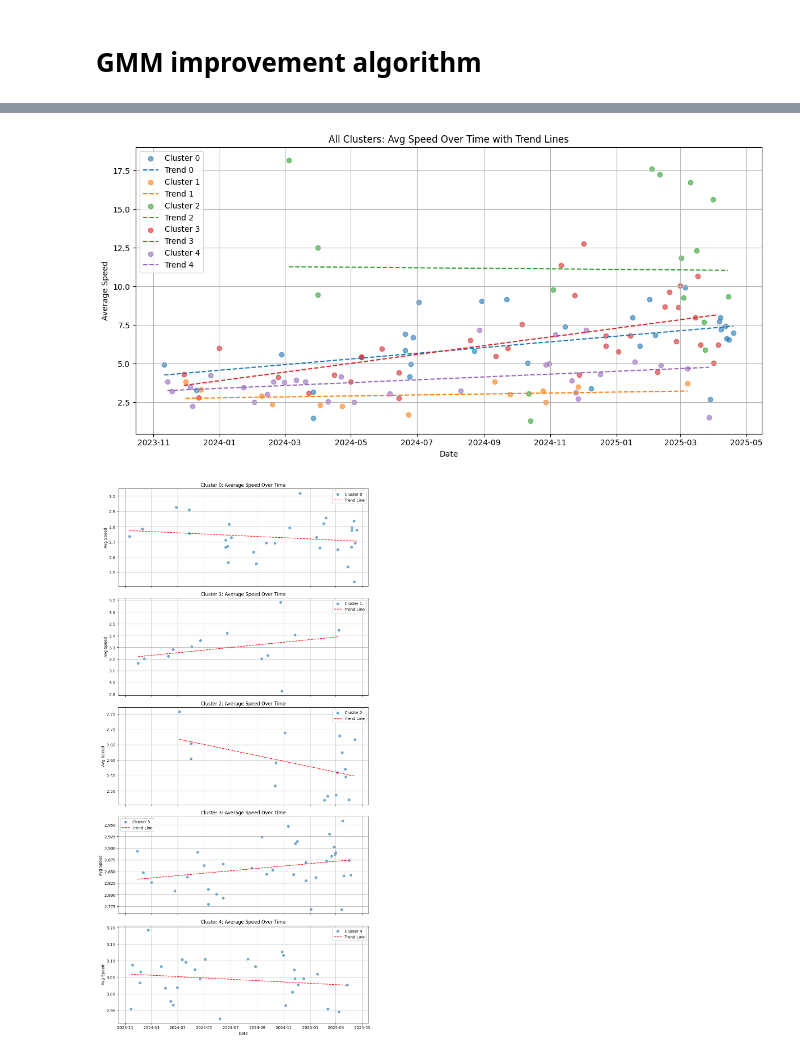
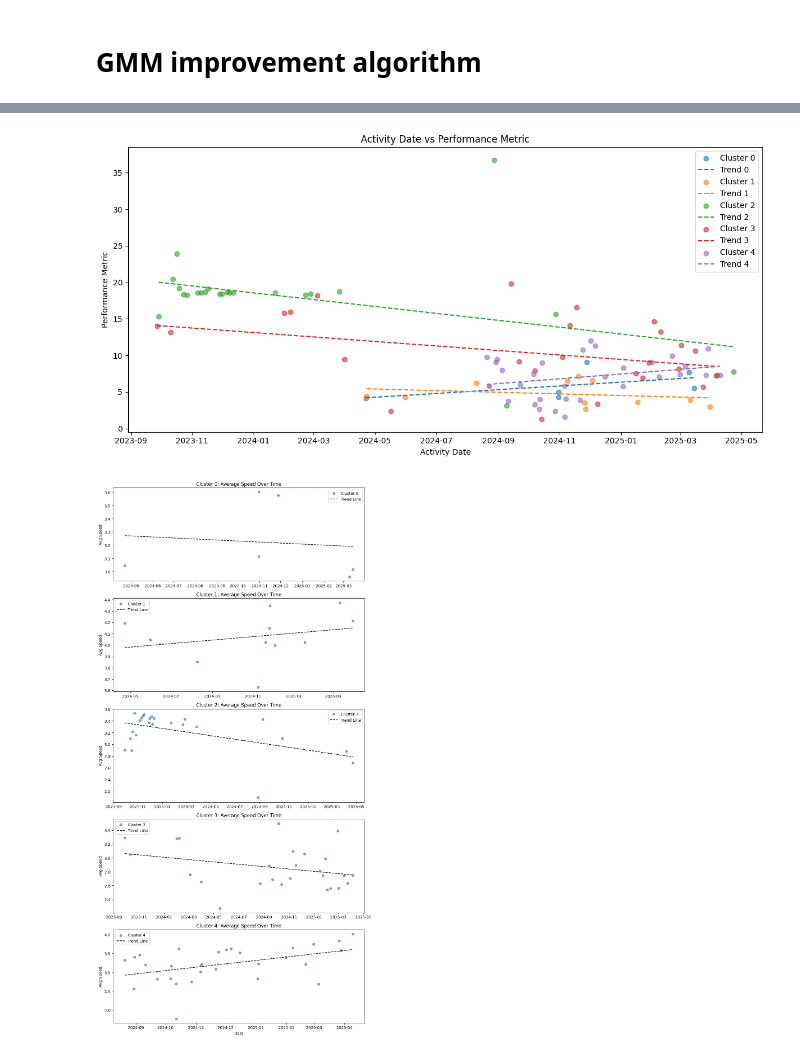
Before and after one commit to Liz2107/CSCI4022_FinalProject, a Jupyter notebook: GMM.ipynb, the cells around one changed output, grey strips where cells are left out. Cells and saved outputs as stored; diff of their text form; code cells hidden in the pictures.

```diff
--- a/GMM.ipynb
+++ b/GMM.ipynb
@@ -84,29 +87 @@ def pdf(x, m, cov):
-# %%
-def GMM(dat, k, tol):
-    ##
-    dat = dat.to_numpy()
-    r= dat.shape[0]
-    p_class = np.ones(k)/k
-    covars = np.array([np.eye(2) for i in range(k)])
-    means = dat[np.random.choice(r, k, replace=False)]
-    oldMeans = np.copy(means)
-    meanDiff = 100000000000
-
-    while(meanDiff > tol):
-        #expectations step
-        resp = np.zeros((r, k))
-        for a in range(r):
-            for b in range(k):
-                resp[a, b] = pdf(dat[a], means[b], covars[b])*p_class[b]
-                print(pdf(dat[a], means[b], covars[b]))
-            resp[a, :] /= resp[a, :].sum()
-        #Maximize step
-        for c in range(k):
-            weight = np.sum(resp[:, c])
-            means[c] = np.sum(resp[:, c, None] * dat, axis=0) / weight
-            covars[c] = (resp[:, c, None, None] * np.einsum('ni,nj->nij', dat - means[c], dat - means[c])).sum(axis=0) / weight
-            p_class[c] = weight / r
-        meanDiff = np.linalg.norm(means - oldMeans)
-        oldMeans = np.copy(means)
-    return resp, means, covars, p_class, meanDiff
 # %%
@@ -248,9 +303,10 @@ plot_gmm(dfhr['Activity Date'], dfhrc['Average Speed'], np.argmax(resp, axis=1))
 # %%
-plot_gmm(dfhr['Activity Date'], performance, np.argmax(resp, axis=1))
+plot_gmm(dfhr['Activity Date'], performance, np.argmax(resp, axis=1), "Activity Date vs Performance Metric", "Activity Date", "Performance Metric", date=True)
 # %% [output]
-[figure, old version]
+[figure, new version]
 # %%
-def plot_cluster_scatter_with_trend(date_series, avg_speed_series, cluster_ids):
+#Function to plot individual cluster trends over time
+def plot_cluster_scatter_with_trend(date_series, avg_speed_series, cluster_ids, ylabel):
     df = pd.DataFrame({
         'date': pd.to_datetime(date_series),
         'speed': avg_speed_series,
@@ -261,34 +317,34 @@ def plot_cluster_scatter_with_trend(date_series, avg_speed_series, cluster_ids):
     df['date_ordinal'] = df['date'].map(pd.Timestamp.toordinal)
 
     unique_clusters = sorted(df['cluster'].unique())
-    fig, axes = plt.subplots(len(unique_clusters), 1, figsize=(10, 4 * len(unique_clusters)), sharex=True)
+    fig, axes = plt.subplots(len(unique_clusters), 1, figsize=(10, 4 * len(unique_clusters)), sharex=False)
 
     if len(unique_clusters) == 1:
-        axes = [axes]  # edge case if there's only one cluster
+        axes = [axes]
 
     for i, cluster in enumerate(unique_clusters):
         sub_df = df[df['cluster'] == cluster]
         ax = axes[i]
         ax.scatter(sub_df['date'], sub_df['speed'], alpha=0.6, label=f"Cluster {cluster}")
 
-        # Fit a line using linear regression on the date ordinals
+
         x = sub_df['date_ordinal'].values
         y = sub_df['speed'].values
         if len(x) > 1:
             coeffs = np.polyfit(x, y, deg=1)
             trend = np.poly1d(coeffs)
-            ax.plot(sub_df['date'], trend(x), color='red', linestyle='--', label='Trend Line')
+            ax.plot(sub_df['date'], trend(x), color='black', linestyle='--', label='Trend Line')
 
-        ax.set_title(f"Cluster {cluster}: Average Speed Over Time")
+        ax.set_title(f"Cluster {cluster}: "+ylabel+" Over Time")
         ax.set_ylabel("Avg Speed")
         ax.legend()
-        ax.grid(True)
+        ax.grid(False)
 
     plt.xlabel("Date")
     plt.tight_layout()
     plt.show()
 # %%
-plot_cluster_scatter_with_trend(dfhr['Activity Date'], dfhrc['Average Speed'],  np.argmax(resp, axis=1))
+plot_cluster_scatter_with_trend(dfhr['Activity Date'], dfhrc['Average Speed'],  np.argmax(resp, axis=1), "Average Speed")
 # %% [output]
-[figure, old version]
+[figure, new version]
 # %%
```
Also changed, not shown: parts of 20 cells of this notebook, 1 other file.
